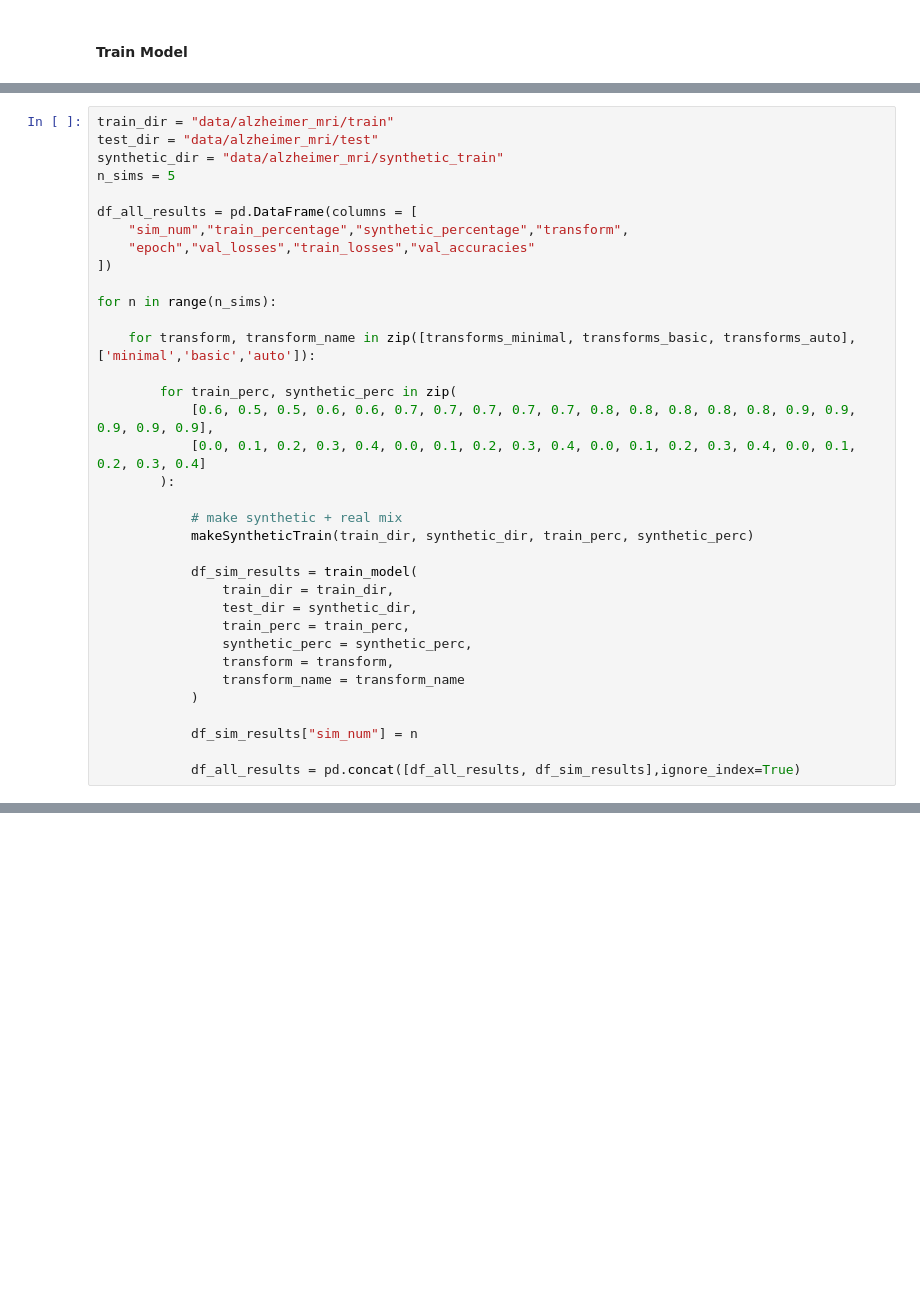
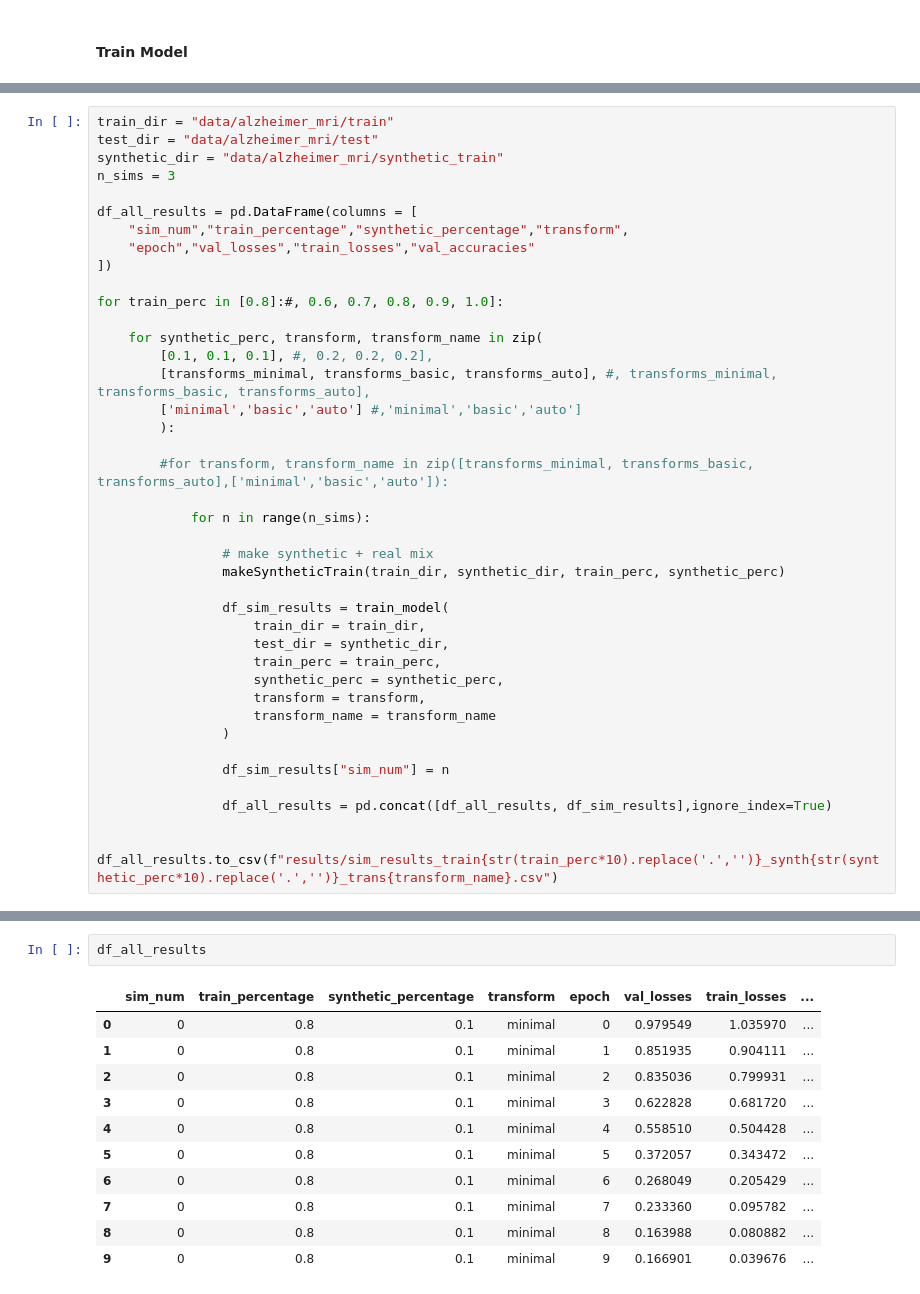
Before and after one commit to dan-kwon/MAS-thesis, a Jupyter notebook: convolutional_neural_network.ipynb, the cells around one changed output, grey strips where cells are left out. Drawn from its saved outputs; the diff is of its cells as text; blank space fills up the shorter version.

```diff
--- a/convolutional_neural_network.ipynb
+++ b/convolutional_neural_network.ipynb
@@ -182,34 +154,39 @@ RuntimeError: GET was unable to find an engine to execute this computation
 train_dir = "data/alzheimer_mri/train"
 test_dir = "data/alzheimer_mri/test"
 synthetic_dir = "data/alzheimer_mri/synthetic_train"
-n_sims = 5
+n_sims = 3
 
 df_all_results = pd.DataFrame(columns = [
     "sim_num","train_percentage","synthetic_percentage","transform",
     "epoch","val_losses","train_losses","val_accuracies"
 ])
 
-for n in range(n_sims):
+for train_perc in [0.8]:#, 0.6, 0.7, 0.8, 0.9, 1.0]:
 
-    for transform, transform_name in zip([transforms_minimal, transforms_basic, transforms_auto],['minimal','basic','auto']):
-
-        for train_perc, synthetic_perc in zip(
-            [0.6, 0.5, 0.5, 0.6, 0.6, 0.7, 0.7, 0.7, 0.7, 0.7, 0.8, 0.8, 0.8, 0.8, 0.8, 0.9, 0.9, 0.9, 0.9, 0.9],
-            [0.0, 0.1, 0.2, 0.3, 0.4, 0.0, 0.1, 0.2, 0.3, 0.4, 0.0, 0.1, 0.2, 0.3, 0.4, 0.0, 0.1, 0.2, 0.3, 0.4]
+    for synthetic_perc, transform, transform_name in zip(
+        [0.1, 0.1, 0.1], #, 0.2, 0.2, 0.2],
+        [transforms_minimal, transforms_basic, transforms_auto], #, transforms_minimal, transforms_basic, transforms_auto],
+        ['minimal','basic','auto'] #,'minimal','basic','auto']
         ):
 
-            # make synthetic + real mix
-            makeSyntheticTrain(train_dir, synthetic_dir, train_perc, synthetic_perc)
+        #for transform, transform_name in zip([transforms_minimal, transforms_basic, transforms_auto],['minimal','basic','auto']):
 
-            df_sim_results = train_model(
-                train_dir = train_dir,
-                test_dir = synthetic_dir,
-                train_perc = train_perc,
-                synthetic_perc = synthetic_perc,
-                transform = transform,
-                transform_name = transform_name
-            )
+            for n in range(n_sims):
 
-            df_sim_results["sim_num"] = n
+                # make synthetic + real mix
+                makeSyntheticTrain(train_dir, synthetic_dir, train_perc, synthetic_perc)
 
-            df_all_results = pd.concat([df_all_results, df_sim_results],ignore_index=True)
+                df_sim_results = train_model(
+                    train_dir = train_dir,
+                    test_dir = synthetic_dir,
+                    train_perc = train_perc,
+                    synthetic_perc = synthetic_perc,
+                    transform = transform,
+                    transform_name = transform_name
+                )
+
+                df_sim_results["sim_num"] = n
+
+                df_all_results = pd.concat([df_all_results, df_sim_results],ignore_index=True)
+
+    df_all_results.to_csv(f"results/sim_results_train{str(train_perc*10).replace('.','')}_synth{str(synthetic_perc*10).replace('.','')}_trans{transform_name}.csv")
@@ -215,0 +215,14 @@ for n in range(n_sims):
+# %%
+df_all_results
+# %% [output]
+|  | sim_num | train_percentage | synthetic_percentage | transform | epoch | val_losses | train_losses | ... |
+| 0 | 0 | 0.8 | 0.1 | minimal | 0 | 0.979549 | 1.035970 | ... |
+| 1 | 0 | 0.8 | 0.1 | minimal | 1 | 0.851935 | 0.904111 | ... |
+| 2 | 0 | 0.8 | 0.1 | minimal | 2 | 0.835036 | 0.799931 | ... |
+| 3 | 0 | 0.8 | 0.1 | minimal | 3 | 0.622828 | 0.681720 | ... |
+| 4 | 0 | 0.8 | 0.1 | minimal | 4 | 0.558510 | 0.504428 | ... |
+| 5 | 0 | 0.8 | 0.1 | minimal | 5 | 0.372057 | 0.343472 | ... |
+| 6 | 0 | 0.8 | 0.1 | minimal | 6 | 0.268049 | 0.205429 | ... |
+| 7 | 0 | 0.8 | 0.1 | minimal | 7 | 0.233360 | 0.095782 | ... |
+| 8 | 0 | 0.8 | 0.1 | minimal | 8 | 0.163988 | 0.080882 | ... |
+| 9 | 0 | 0.8 | 0.1 | minimal | 9 | 0.166901 | 0.039676 | ... |
```
Also changed, not shown: parts of 4 cells of this notebook, 3 other files.
